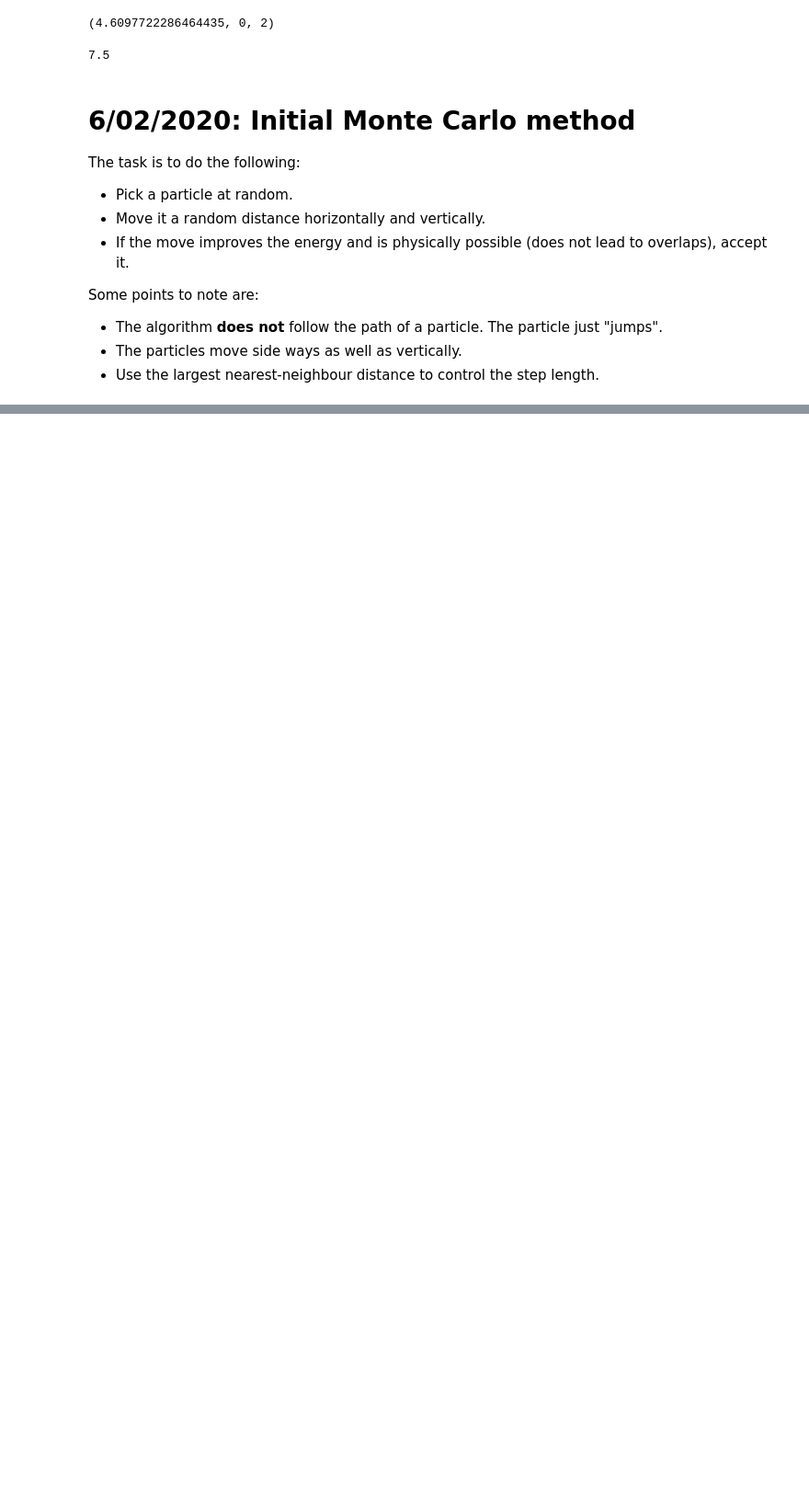
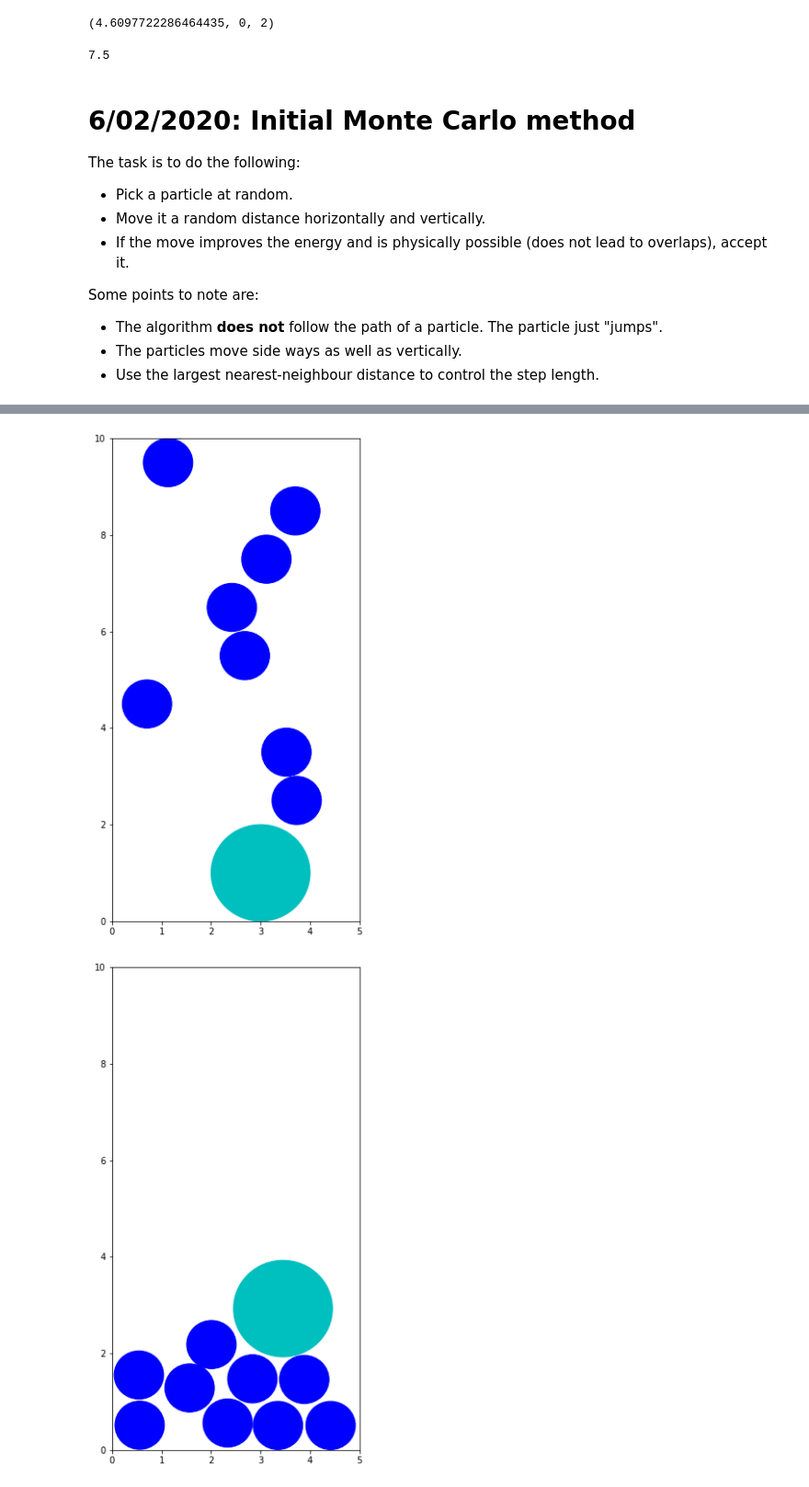
Before and after one commit to gorostuck/phas0030-mini-project, a Jupyter notebook: Notebooks/Logbook.ipynb, the cells around one changed output, grey strips where cells are left out. Shown at 92% size. Cells and saved outputs as stored; diff of their text form; code cells hidden in the pictures; blank space fills up the shorter version.

```diff
--- a/Notebooks/Logbook.ipynb
+++ b/Notebooks/Logbook.ipynb
@@ -325,0 +393,16 @@ display_box(nuts, positions_after_shake,0)
+# %%
+max_n = 10
+nuts, positions = initial_preparation(max_n, 0)
+display_box(nuts, positions,0)
+positions_after_shake = np.copy(positions)
+
+shake_iters = 5
+for i in range(shake_iters):
+    next_nuts, positions_after_shake = mc_method(nuts, positions_after_shake, 10*16, -0.01)
+    if i is not shake_iters-1:
+        positions_after_shake = shake_box(positions_after_shake)
+
+display_box(nuts, positions_after_shake ,0)
+# %% [output]
+[figure, added]
+[figure, added]
```
Also changed, not shown: parts of 36 cells of this notebook, 16 other files.
